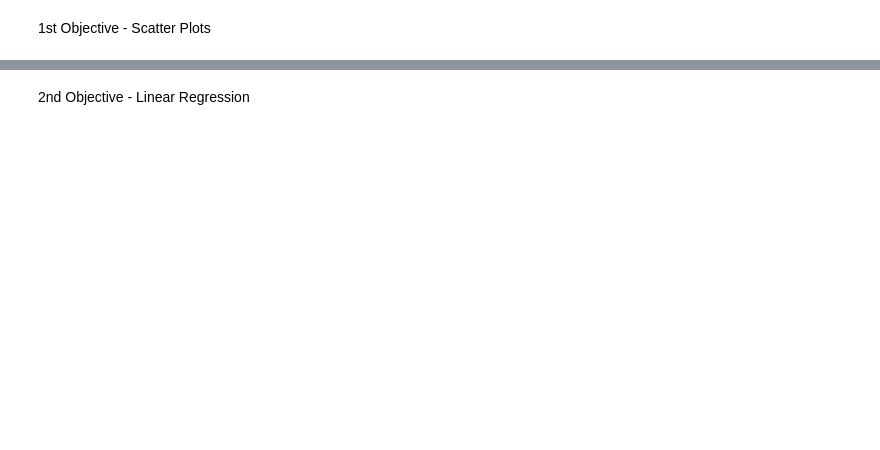
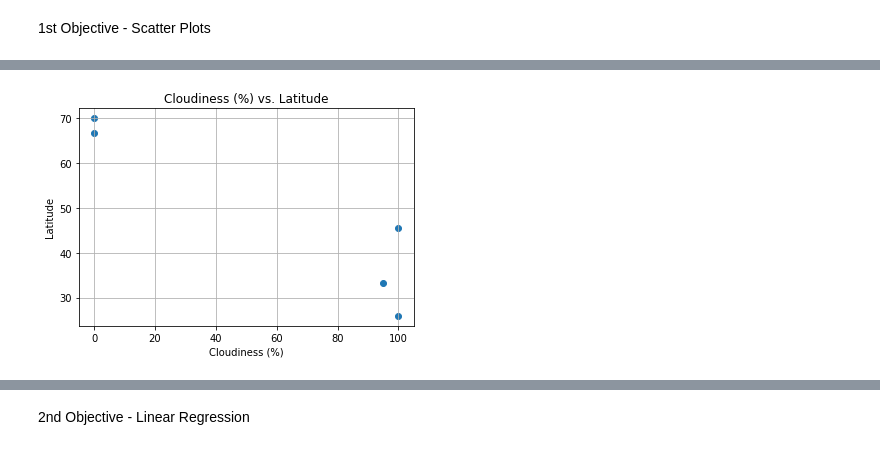
Before and after one commit to JKx2020/python-api-challenge, a Jupyter notebook: WeatherPy/weatherpy.ipynb, the cells around one changed output, grey strips where cells are left out. Cells and saved outputs as stored; diff of their text form; code cells hidden in the pictures; blank space fills up the shorter version.

```diff
--- a/WeatherPy/weatherpy.ipynb
+++ b/WeatherPy/weatherpy.ipynb
@@ -87,0 +115,9 @@ windspeed = []
+# %%
+#* Cloudiness (%) vs. Latitude
+plt.scatter(clouds,coord_df["Latitude"], marker = "o")
+plt.title("Cloudiness (%) vs. Latitude")
+plt.xlabel("Cloudiness (%)")
+plt.ylabel("Latitude")
+plt.grid(True)
+# %% [output]
+[figure, added]
```
Also changed, not shown: parts of 12 cells of this notebook.
